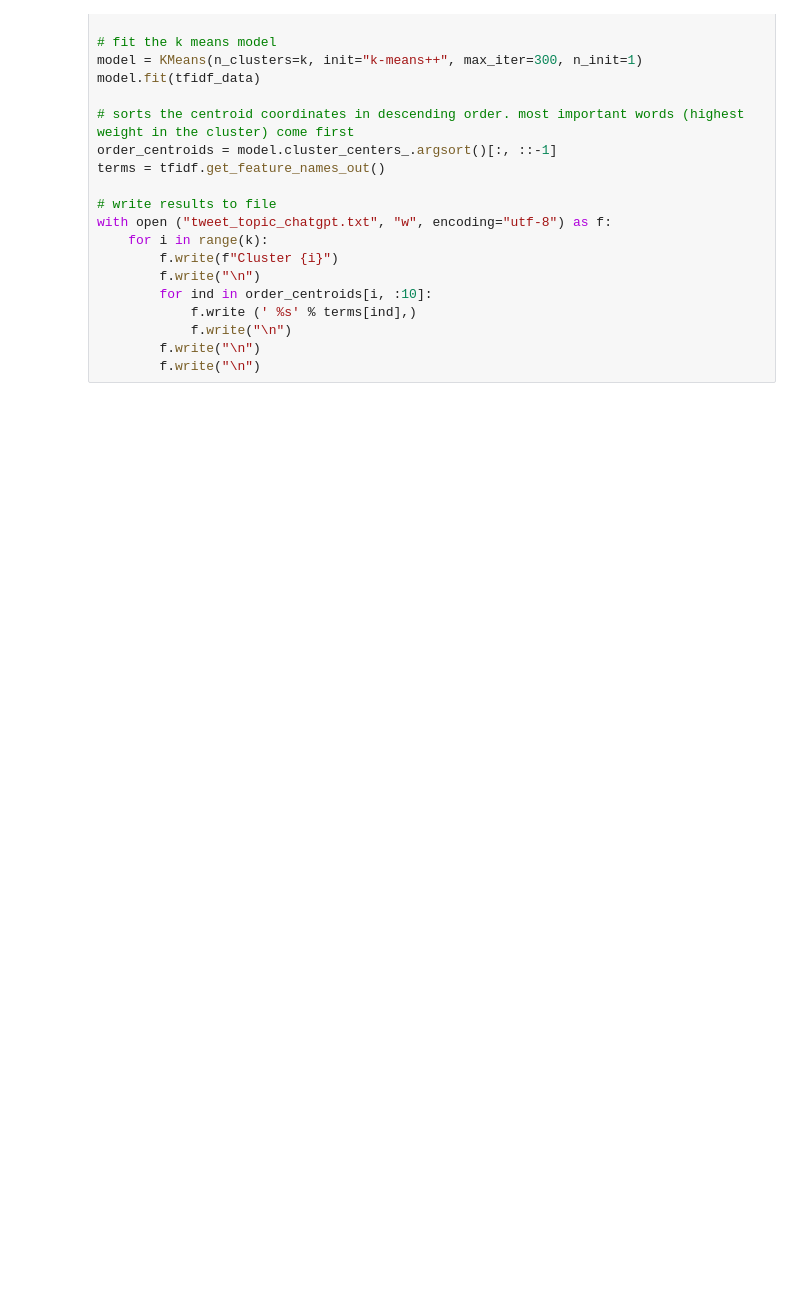
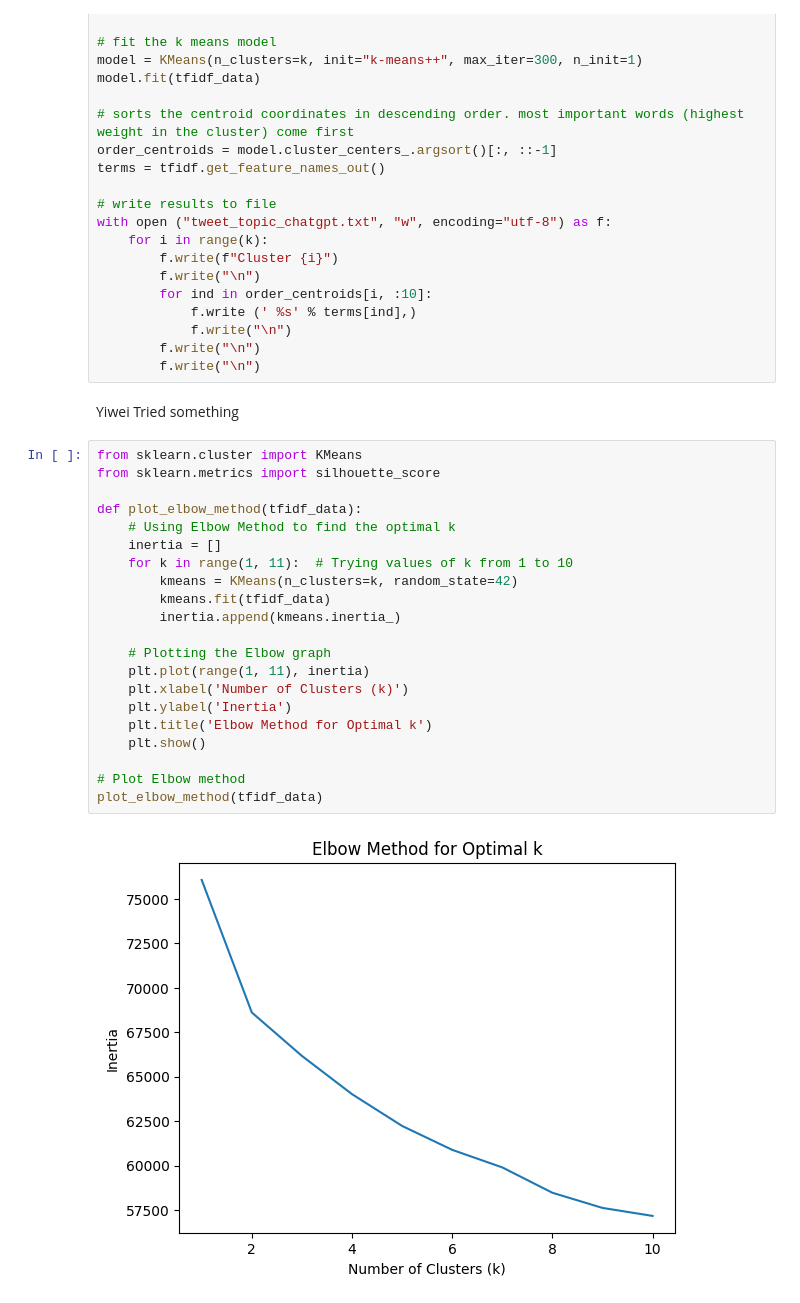
Before and after one commit to phuonganhdangamy/JSC270_HW4_2025_G17, a Jupyter notebook: part2_new.ipynb, the cells around one changed output. Saved outputs shown, nothing was run; the diff lists cells and outputs as text; blank space fills up the shorter version.

```diff
--- a/part2_new.ipynb
+++ b/part2_new.ipynb
@@ -300,3 +304,28 @@ with open ("tweet_topic_chatgpt.txt", "w", encoding="utf-8") as f:
             f.write("\n")
         f.write("\n")
         f.write("\n")
+# %% [markdown]
+Yiwei Tried something
+# %%
+from sklearn.cluster import KMeans
+from sklearn.metrics import silhouette_score
+
+def plot_elbow_method(tfidf_data):
+    # Using Elbow Method to find the optimal k
+    inertia = []
+    for k in range(1, 11):  # Trying values of k from 1 to 10
+        kmeans = KMeans(n_clusters=k, random_state=42)
+        kmeans.fit(tfidf_data)
+        inertia.append(kmeans.inertia_)
+
+    # Plotting the Elbow graph
+    plt.plot(range(1, 11), inertia)
+    plt.xlabel('Number of Clusters (k)')
+    plt.ylabel('Inertia')
+    plt.title('Elbow Method for Optimal k')
+    plt.show()
+
+# Plot Elbow method
+plot_elbow_method(tfidf_data)
+# %% [output]
+[figure, added]
```
Also changed, not shown: parts of 7 cells of this notebook.
